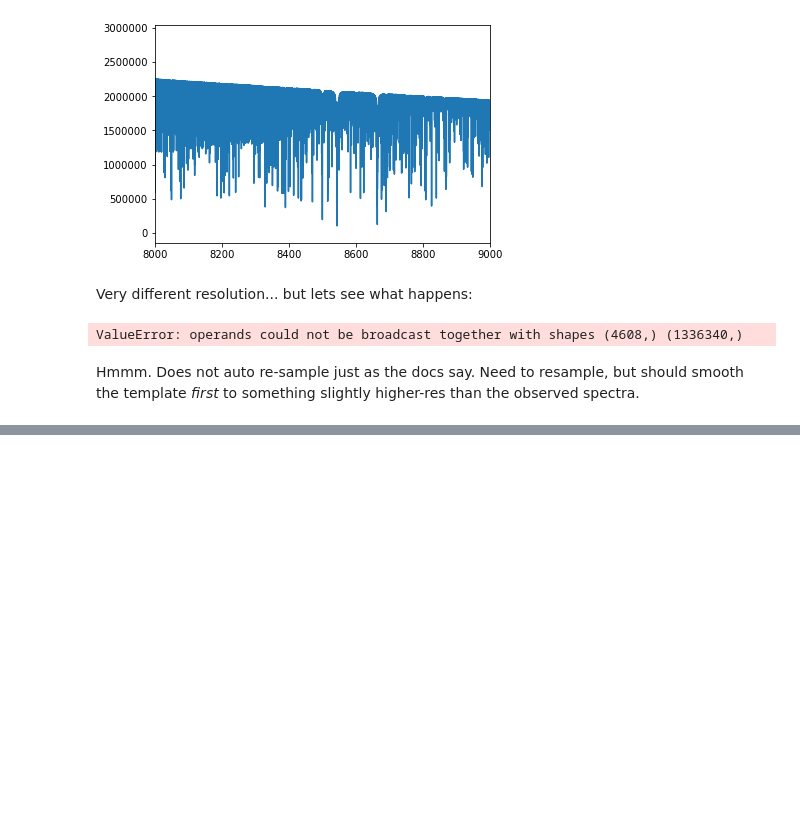
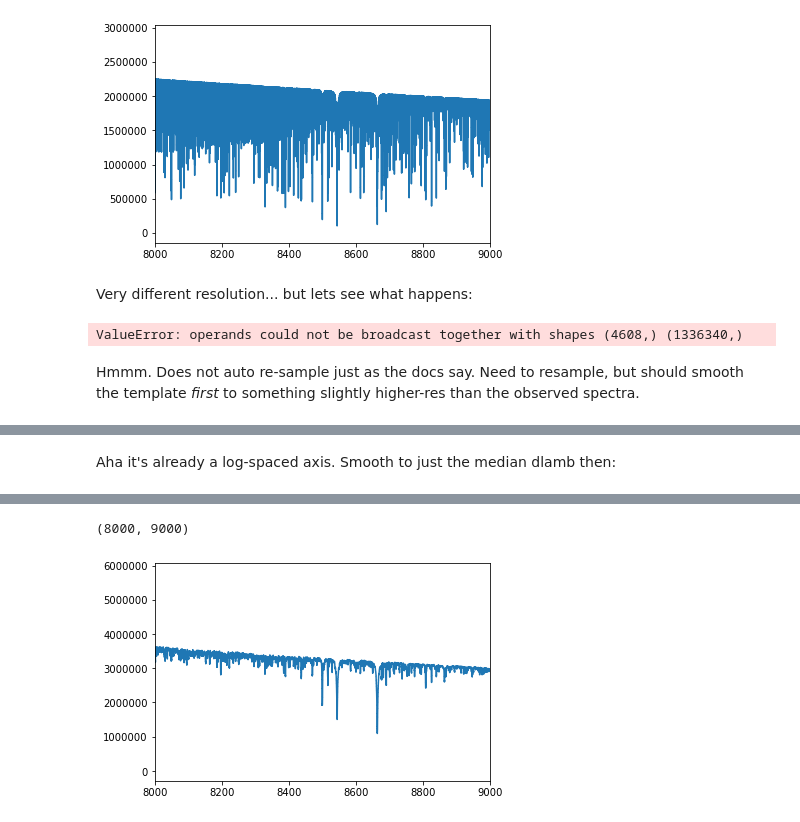
Before and after one commit to eteq/specutils, a Jupyter notebook: docs/Stellar cross-correlation.ipynb, the cells around one changed output, grey strips where cells are left out. Saved outputs shown, nothing was run; the diff lists cells and outputs as text; code cells hidden in the pictures; blank space fills up the shorter version.

```diff
--- a/docs/Stellar cross-correlation.ipynb
+++ b/docs/Stellar cross-correlation.ipynb
@@ -102,0 +123,8 @@ Hmmm.  Does not auto re-sample just as the docs say. Need to resample, but shoul
+# %% [markdown]
+Aha it's already a log-spaced axis. Smooth to just the median dlamb then:
+# %%
+box_size = (np.median(dlamb)/templ_scale).value
+smoothed_templ = manipulation.box_smooth(templ_spec5200, box_size)
+plt.step(smoothed_templ.wavelength, smoothed_templ.flux)
+plt.xlim(8000, 9000)
+# %% [output]
@@ -102,0 +133,2 @@ Hmmm.  Does not auto re-sample just as the docs say. Need to resample, but shoul
+(8000, 9000)
+[figure, added]
```
Also changed, not shown: parts of 18 cells of this notebook.
